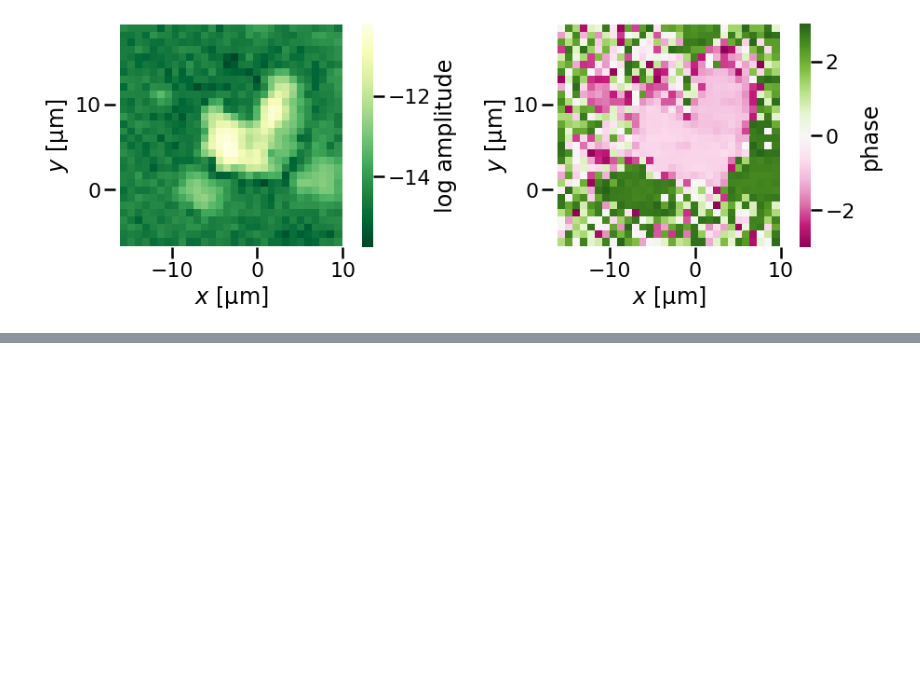
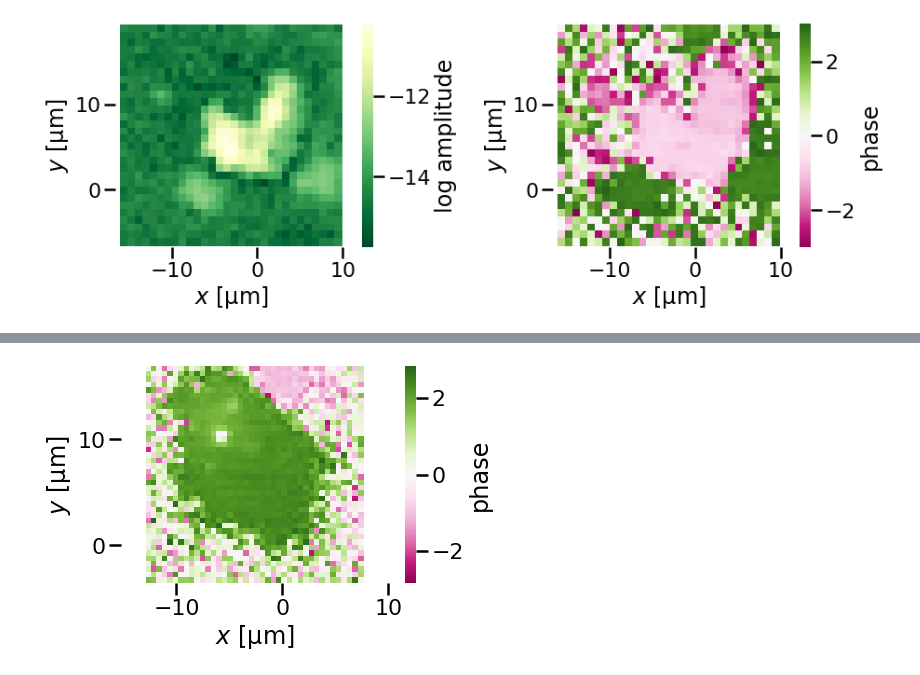
Before and after one commit to horowitz-lab/NetMAP, a Jupyter notebook: Mode Maps.ipynb, the cells around one changed output, grey strips where cells are left out. Saved outputs shown, nothing was run; the diff lists cells and outputs as text; code cells hidden in the pictures; blank space fills up the shorter version.

```diff
--- a/Mode Maps.ipynb
+++ b/Mode Maps.ipynb
@@ -197,0 +207,10 @@ plt.tight_layout();
+# %%
+myheatmap(phase1, 'phase',
+          vmin=-max(-np.array(phase1).min(),np.array(phase1).max()),
+          vmax = max(-np.array(phase1).min(),np.array(phase1).max()),
+          cmap='PiYG');
+plt.gca().axis('equal');
+plt.xlabel(u'$x$ [μm]')
+plt.ylabel(u'$y$ [μm]');
+# %% [output]
+[figure, added]
```
Also changed, not shown: parts of 9 cells of this notebook.
